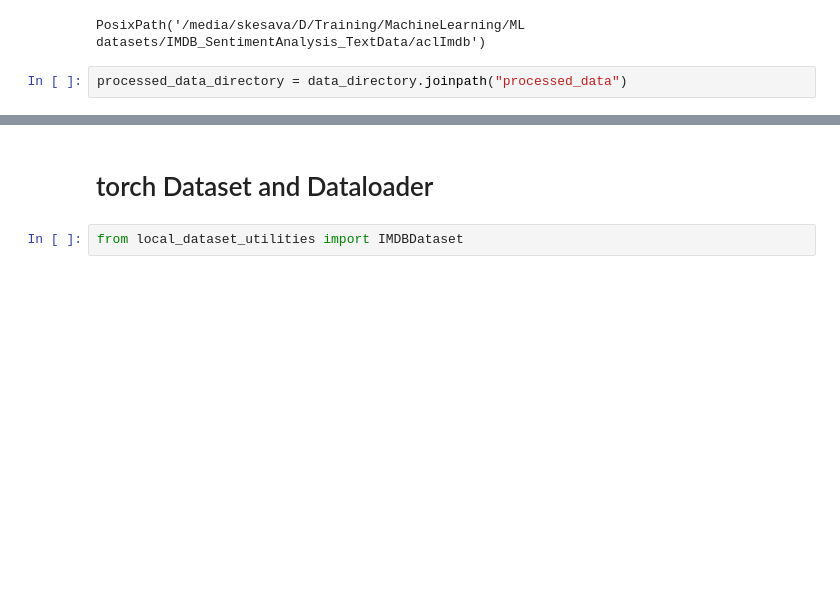
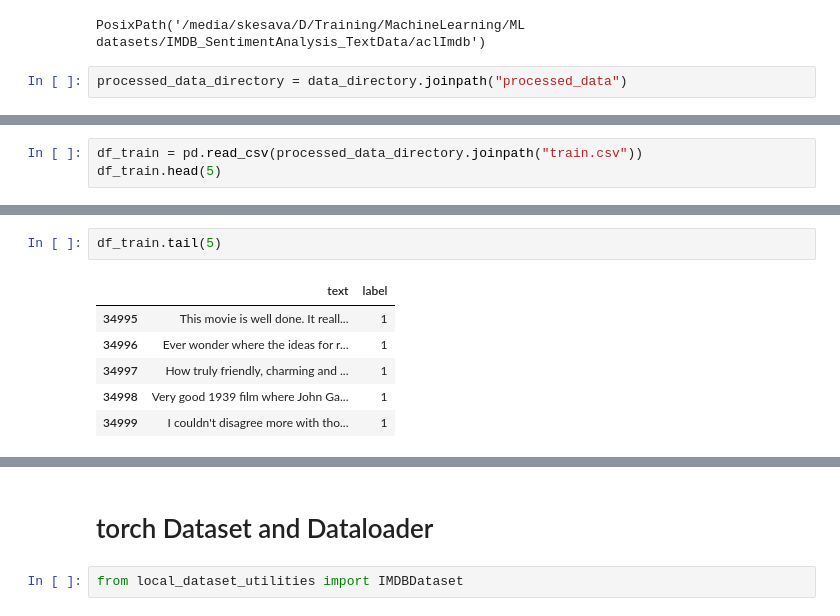
Before and after one commit to sameervk/NLP_using_LLMs, a Jupyter notebook: SentimentAnalysis/SA_LogReg_v0.ipynb, the cells around one changed output, grey strips where cells are left out. Cells and saved outputs as stored; diff of their text form; blank space fills up the shorter version.

```diff
--- a/SentimentAnalysis/SA_LogReg_v0.ipynb
+++ b/SentimentAnalysis/SA_LogReg_v0.ipynb
@@ -185,0 +197,3 @@ df.iloc[40000:].to_csv(processed_data_directory.joinpath("test.csv"), index=Fals
+# %%
+df_train = pd.read_csv(processed_data_directory.joinpath("train.csv"))
+df_train.head(5)
@@ -185,0 +207,9 @@ df.iloc[40000:].to_csv(processed_data_directory.joinpath("test.csv"), index=Fals
+# %%
+df_train.tail(5)
+# %% [output]
+|  | text | label |
+| 34995 | This movie is well done. It reall... | 1 |
+| 34996 | Ever wonder where the ideas for r... | 1 |
+| 34997 | How truly friendly, charming and ... | 1 |
+| 34998 | Very good 1939 film where John Ga... | 1 |
+| 34999 | I couldn't disagree more with tho... | 1 |
```
Also changed, not shown: parts of 63 cells of this notebook.
